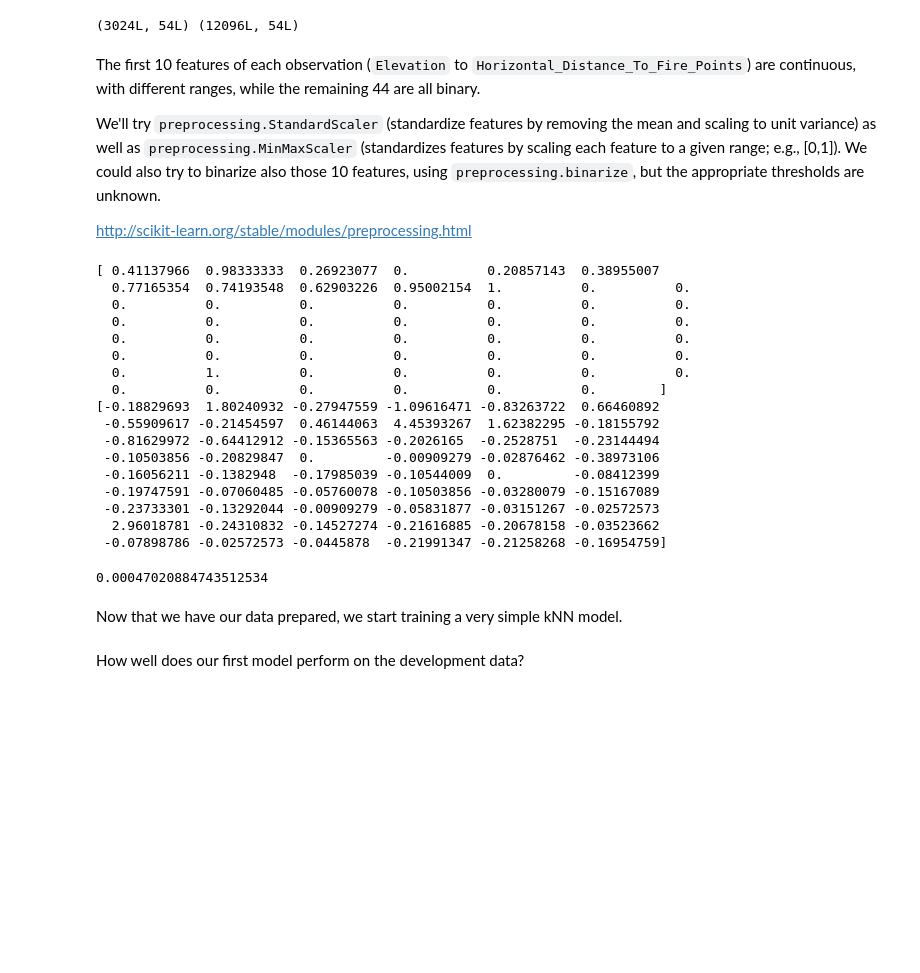
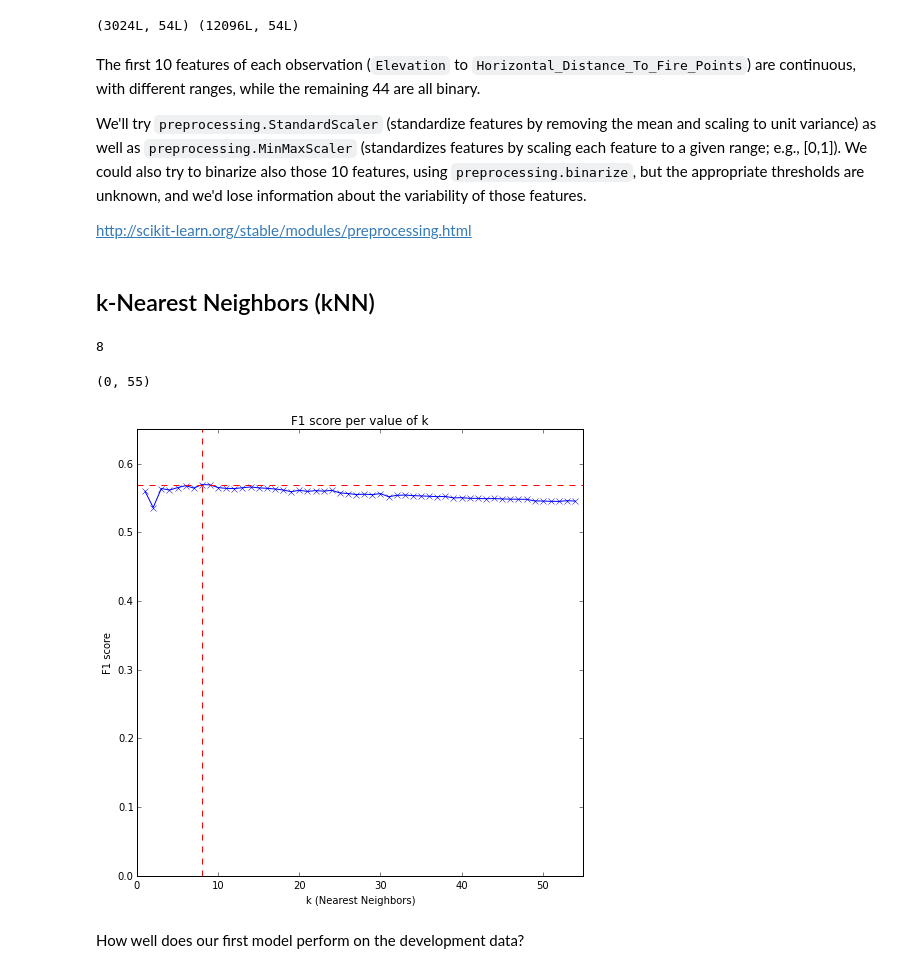
Before and after one commit to juanjocarin/W207-final-project, a Jupyter notebook: Forest/Forest_Cover_Type-Carin_Mahmud_Sakhamuri.ipynb, the cells around one changed output. Drawn from its saved outputs; the diff is of its cells as text; code cells hidden in the pictures; blank space fills up the shorter version.

Commit message:
Scaling

```diff
--- a/Forest/Forest_Cover_Type-Carin_Mahmud_Sakhamuri.ipynb
+++ b/Forest/Forest_Cover_Type-Carin_Mahmud_Sakhamuri.ipynb
@@ -41,13 +41,13 @@ from sklearn.metrics import classification_report
 # %% [markdown]
 Next we load the training and test data sets.
 # %%
-ff = "train.csv" # you will need to edit this directory
+ff = "train.csv"
 f = open(ff)
-column_names = f.readline() # you'd needs this ordinarily
+column_names = f.readline()
 
 data = np.loadtxt(f, delimiter=",")
 
-y, X = data[:, -1], data[:, :-1]
+y, X = data[:, -1].astype('u1'), data[:, :-1]
 
 ff_test = "test.csv" # you will need to edit this directory
 f_test = open(ff_test)
@@ -58,10 +58,13 @@ data_test = np.loadtxt(f_test, delimiter=",")
 # note there are no labels here!
 X_test = data_test
 
-print 'The test dataset contains {0} observations with {1} features each.'.format(X_test.shape[0], X_test.shape[1])
+print 'The test dataset contains {0} observations with {1} features each.'.\
+    format(X_test.shape[0], X_test.shape[1])
 print '\t(The 1st one is not really a feature but an observation ID.)'
-print 'The training dataset contains {0} observations with the same {1} features each.'.format(X.shape[0], X.shape[1])
-print 'For this training set we know the corresponding category (forest cover type) of the {0} observations.'.format(y.shape[0])
+print 'The training dataset contains {0} observations with the same {1} features each.'.\
+    format(X.shape[0], X.shape[1])
+print 'For this training set we know the corresponding category (forest cover type) of the ' \
+      '{0} observations.'.format(y.shape[0])
 # %% [output]
 The test dataset contains 565892 observations with 55 features each.
         (The 1st one is not really a feature but an observation ID.)
@@ -84,7 +89,7 @@ print X_dev.shape, X_train.shape
 # %% [markdown]
 The first 10 features of each observation (`Elevation` to `Horizontal_Distance_To_Fire_Points`) are continuous, with different ranges, while the remaining 44 are all binary.
 
-We'll try `preprocessing.StandardScaler` (standardize features by removing the mean and scaling to unit variance) as well as `preprocessing.MinMaxScaler` (standardizes features by scaling each feature to a given range; e.g., [0,1]). We could also try to binarize also those 10 features, using `preprocessing.binarize`, but the appropriate thresholds are unknown.
+We'll try `preprocessing.StandardScaler` (standardize features by removing the mean and scaling to unit variance) as well as `preprocessing.MinMaxScaler` (standardizes features by scaling each feature to a given range; e.g., [0,1]). We could also try to binarize also those 10 features, using `preprocessing.binarize`, but the appropriate thresholds are unknown, and we'd lose information about the variability of those features.
 
 http://scikit-learn.org/stable/modules/preprocessing.html
 # %%
@@ -94,31 +99,10 @@ from sklearn import preprocessing
 min_max_scaler = preprocessing.MinMaxScaler()
 X_train_minmax = min_max_scaler.fit_transform(X_train)
 X_dev_minmax = min_max_scaler.transform(X_dev)
-X_test_mimax = min_max_scaler.transform(X_test)
+X_test_minmax = min_max_scaler.transform(X_test)
 
 # Scale to mean = 0, sd = 1
 std_scaler = preprocessing.StandardScaler()
 X_train_std = std_scaler.fit_transform(X_train)
 X_dev_std = std_scaler.transform(X_dev)
 X_test_std = std_scaler.transform(X_test)
-# %% [output]
-[ 0.41137966  0.98333333  0.26923077  0.          0.20857143  0.38955007
-  0.77165354  0.74193548  0.62903226  0.95002154  1.          0.          0.
-  0.          0.          0.          0.          0.          0.          0.
-  0.          0.          0.          0.          0.          0.          0.
-  0.          0.          0.          0.          0.          0.          0.
-  0.          0.          0.          0.          0.          0.          0.
-  0.          1.          0.          0.          0.          0.          0.
-  0.          0.          0.          0.          0.          0.        ]
-[-0.18829693  1.80240932 -0.27947559 -1.09616471 -0.83263722  0.66460892
- -0.55909617 -0.21454597  0.46144063  4.45393267  1.62382295 -0.18155792
- -0.81629972 -0.64412912 -0.15365563 -0.2026165  -0.2528751  -0.23144494
- -0.10503856 -0.20829847  0.         -0.00909279 -0.02876462 -0.38973106
- -0.16056211 -0.1382948  -0.17985039 -0.10544009  0.         -0.08412399
- -0.19747591 -0.07060485 -0.05760078 -0.10503856 -0.03280079 -0.15167089
- -0.23733301 -0.13292044 -0.00909279 -0.05831877 -0.03151267 -0.02572573
-  2.96018781 -0.24310832 -0.14527274 -0.21616885 -0.20678158 -0.03523662
- -0.07898786 -0.02572573 -0.0445878  -0.21991347 -0.21258268 -0.16954759]
-0.00047020884743512534
-# %% [markdown]
-Now that we have our data prepared, we start training a very simple kNN model.
@@ -127,3 +109,27 @@ kNN = KNeighborsClassifier(n_neighbors=1)
+# %% [markdown]
+## k-Nearest Neighbors (kNN)
+# %%
+k = {'n_neighbors': np.concatenate([np.arange(1, X_train_std.shape[1]+1)]).tolist()}
+best_param_kNN = GridSearchCV(KNeighborsClassifier(), k, scoring='f1_macro')
+best_param_kNN.fit(X_train_std, y_train)
+optimal_k = best_param_kNN.best_params_['n_neighbors']
+print optimal_k
+
+f1_vector = np.array([best_param_kNN.grid_scores_[x][1] for x in
+                      range(len(k['n_neighbors']))])
+plt.figure(figsize=(8, 8))
+plt.plot(k['n_neighbors'], f1_vector, marker='x')
+plt.axvline(x=optimal_k, linewidth=1, linestyle='--', color='red')
+plt.axhline(y=best_param_kNN.best_score_, linewidth=1, linestyle='--', color='red')
+plt.xlabel("k (Nearest Neighbors)")
+plt.ylabel("F1 score")
+plt.title('F1 score per value of k')
+plt.ylim([0, (np.ceil(best_param_kNN.best_score_*20)+1)/20])
+plt.xlim([0, len(k['n_neighbors'])+1])
+# %% [output]
+8
+(0, 55)
+[figure, added]
 # %% [markdown]
 How well does our first model perform on the development data?
 # %%
```
Also changed, not shown: parts of 19 cells of this notebook.
